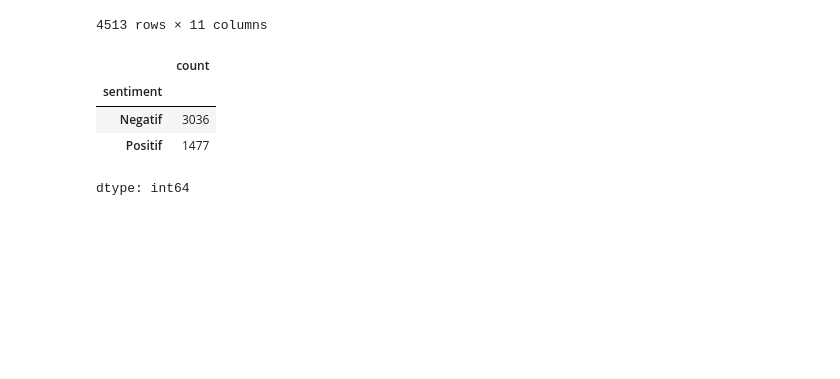
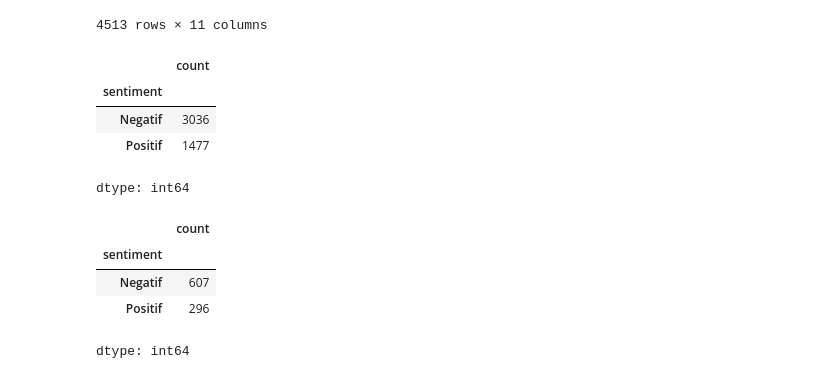
Before and after one commit to Spyrx4/analisis_sentimen_merahputih_oneforall, a Jupyter notebook: notebook/Proses_data_new.ipynb, the cells around one changed output. Drawn from its saved outputs; the diff is of its cells as text; code cells hidden in the pictures; blank space fills up the shorter version.

```diff
--- a/notebook/Proses_data_new.ipynb
+++ b/notebook/Proses_data_new.ipynb
@@ -603,3 +603,18 @@ data['sentiment'].value_counts()
 | Negatif | 3036 |
 | Positif | 1477 |
 dtype: int64
+# %%
+from sklearn.model_selection import train_test_split
+
+x = data['stemming']
+y = data['sentiment']
+
+x_train, x_test, y_train, y_test = train_test_split(x, y, test_size=0.2, random_state=42, stratify=y)
+# %%
+y_test.value_counts()
+# %% [output]
+|  | count |
+| sentiment |  |
+| Negatif | 607 |
+| Positif | 296 |
+dtype: int64
```
Also changed, not shown: parts of 6 cells of this notebook.
